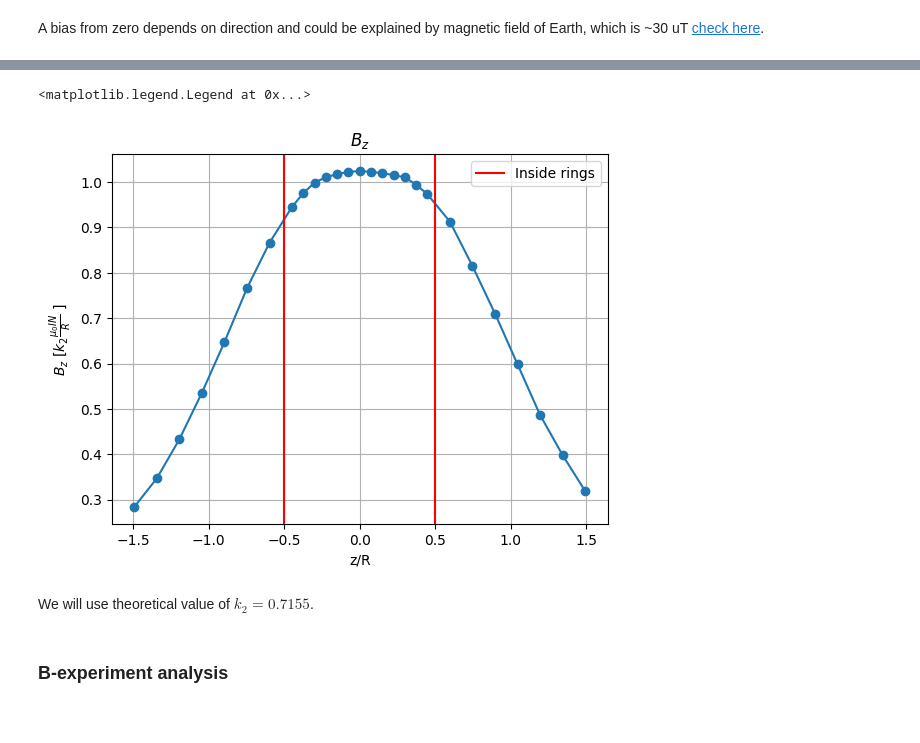
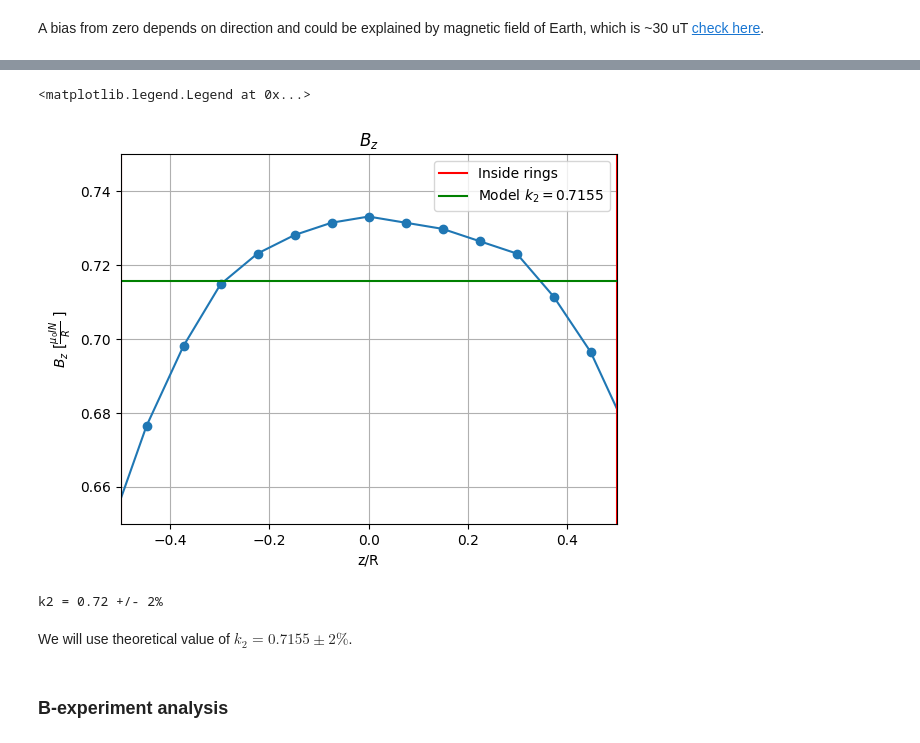
Before and after one commit to evgeny-kolonsky/Lab2_Electron, a Jupyter notebook: Lab2_Thomson2.ipynb, the cells around one changed output, grey strips where cells are left out. Drawn from its saved outputs; the diff is of its cells as text; code cells hidden in the pictures.

```diff
--- a/Lab2_Thomson2.ipynb
+++ b/Lab2_Thomson2.ipynb
@@ -494,37 +518,49 @@ measurements = '''
 10 4.38
 15 4.36
 20 4.34
 25 4.27
 30 4.18
 40 3.92
 50 3.50
 60 3.05
 70 2.57
 80 2.09
 90 1.71
 100 1.37
 '''
 data = np.genfromtxt(measurements.splitlines(), dtype=float)
 z_, B_ = data.T
 z_ *= 1e-3 #mm
 B_ *= 1e-3 #mT
 
-B_theor = .8**1.5 * mu0 *N *I_ /R
+munir_ = mu0 *N *I_ /R
 
 z_ /= R
-B_ /= B_theor
+B_ /= munir_
 
 plt.plot(z_, B_, 'o-')
 plt.xlabel('z/R')
-# plt.xlim(-.5, .5)
+plt.xlim(-.5, .5)
+plt.ylim(.65, .75)
 plt.axvline(x=-.5, color='red', label='Inside rings')
 plt.axvline(x=.5, color='red')
-plt.ylabel(r'$B_z$ [$k_2 \frac{\mu_0 I N} {R}$ ]')
+plt.axhline(y=.8**1.5, color='green', label='Model $k_2 = 0.7155$')
+plt.ylabel(r'$B_z$ [$\frac{\mu_0 I N} {R}$ ]')
 plt.title('$B_z$')
 plt.grid()
 plt.legend()
 # %% [output]
 <matplotlib.legend.Legend at 0x...>
-[figure, old version]
+[figure, new version]
+# %%
+k2_ = B_[np.abs(z_)<.5]
+k2, k2_err = np.mean(k2_), np.std(k2_)
+k2_uncertainty = k2_err / k2
+print(f'k2 = {k2:.2f} +/- {k2_uncertainty:.0%}')
+#k2_ = B_[np.abs(z_)<.5]
+#k2_uncertainty = B_[np.abs(z_)<.5].std()/k2
+#k2, k2_uncertainty
+# %% [output]
+k2 = 0.72 +/- 2%
 # %% [markdown]
-We will use theoretical value of $k_2 = 0.7155$.
+We will use theoretical value of $k_2 = 0.7155 ± 2\%$.
```
Also changed, not shown: parts of 33 cells of this notebook.
